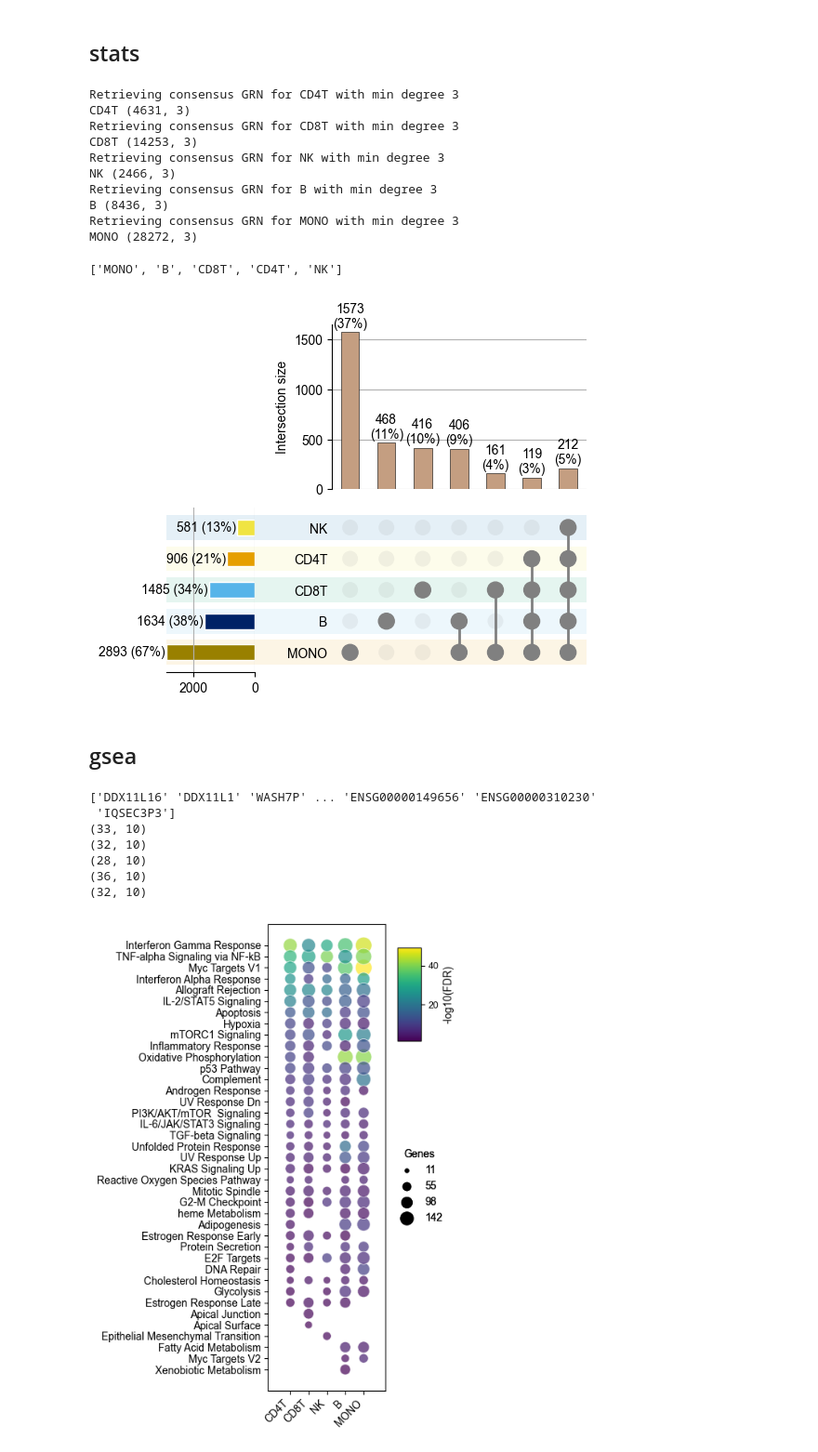
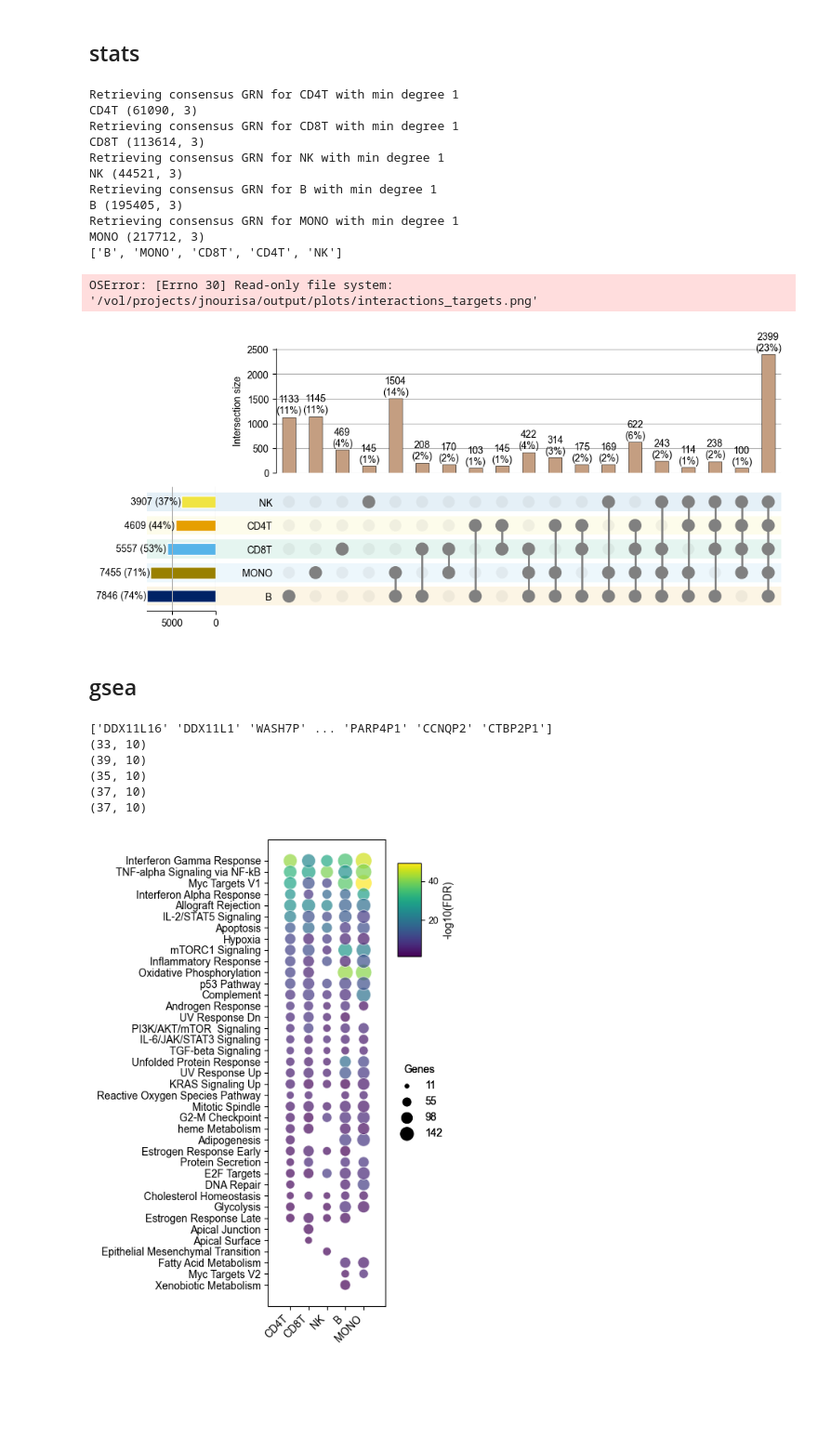
Before and after one commit to janursa/HIRA, a Jupyter notebook: notebooks/supp_results.ipynb, the cells around one changed output. Shown at 93% size. Saved outputs shown, nothing was run; the diff lists cells and outputs as text; code cells hidden in the pictures; blank space fills up the shorter version.

```diff
--- a/notebooks/supp_results.ipynb
+++ b/notebooks/supp_results.ipynb
@@ -44,38 +44,36 @@ os.makedirs(to_save, exist_ok=True)
 # %%
 features_dict = {}
 for cell_type in CELL_TYPES:
-    net = retrieve_net_consensus(cell_type=cell_type)
+    net = retrieve_net_consensus(cell_type=cell_type, min_degree=1)
     print(cell_type, net.shape)
     features_dict[cell_type] = net['target'].unique().tolist()
+from grn_benchmark.src.exp_analysis.helper import plot_interactions, create_interaction_df
+
+interaction_main_df = create_interaction_df(features_dict)
+aa = plot_interactions(interaction_main_df, min_subset_size=100, min_degree=1, color_map=palette_cell_types)
+
+plt.savefig(f'{PLOTS_DIR}/interactions_targets.png', dpi=300, transparent=True, bbox_inches='tight')
+# plt.title(surrogate_names[race], pad=40, fontsize=10, fontweight='bold')
 # %% [output]
-Retrieving consensus GRN for CD4T with min degree 3
-CD4T (4631, 3)
-Retrieving consensus GRN for CD8T with min degree 3
-CD8T (14253, 3)
-Retrieving consensus GRN for NK with min degree 3
-NK (2466, 3)
-Retrieving consensus GRN for B with min degree 3
-B (8436, 3)
-Retrieving consensus GRN for MONO with min degree 3
-MONO (28272, 3)
+Retrieving consensus GRN for CD4T with min degree 1
+CD4T (61090, 3)
+Retrieving consensus GRN for CD8T with min degree 1
+CD8T (113614, 3)
+Retrieving consensus GRN for NK with min degree 1
+NK (44521, 3)
+Retrieving consensus GRN for B with min degree 1
+B (195405, 3)
+Retrieving consensus GRN for MONO with min degree 1
+MONO (217712, 3)
+['B', 'MONO', 'CD8T', 'CD4T', 'NK']
+OSError: [Errno 30] Read-only file system: '/vol/projects/jnourisa/output/plots/interactions_targets.png'
+[figure, added]
-# %%
-from grn_benchmark.src.exp_analysis.helper import plot_interactions, create_interaction_df
-
-interaction_main_df = create_interaction_df(features_dict)
-aa = plot_interactions(interaction_main_df, min_subset_size=100, min_degree=1, color_map=palette_cell_types)
-
-plt.savefig(f'{PLOTS_DIR}/interactions_targets.png', dpi=300, transparent=True, bbox_inches='tight')
-# plt.title(surrogate_names[race], pad=40, fontsize=10, fontweight='bold')
-# %% [output]
-['MONO', 'B', 'CD8T', 'CD4T', 'NK']
-[figure, removed]
 # %% [markdown]
 ## gsea
 # %%
 import gseapy as gp
 from gseapy import barplot, dotplot
 all_genes = np.loadtxt(f'{PRIOR_DIR}/gene_names.txt', dtype=str)
-print(all_genes)
 gene_sets = 'MSigDB_Hallmark_2020'
 res2d_store = []
 for cell_type, genes in features_dict.items():
@@ -101,13 +99,12 @@ pathway_scores = pd.concat(res2d_store)
 pathway_scores['n_genes'] = pathway_scores['Genes'].str.split(';').apply(len)
 pathway_scores["neg_log10_adj_pval"] = -np.log10(pathway_scores["FDR"])
 # %% [output]
-['DDX11L16' 'DDX11L1' 'WASH7P' ... 'ENSG00000149656' 'ENSG00000310230'
- 'IQSEC3P3']
+['DDX11L16' 'DDX11L1' 'WASH7P' ... 'PARP4P1' 'CCNQP2' 'CTBP2P1']
 (33, 10)
-(32, 10)
-(28, 10)
-(36, 10)
-(32, 10)
+(39, 10)
+(35, 10)
+(37, 10)
+(37, 10)
 # %%
 from ciim.src.feature_association.plots import dotplot_category_color
 from ciim.src.config import surrogate_names
```
Also changed, not shown: parts of 17 cells of this notebook, 33 other files.
